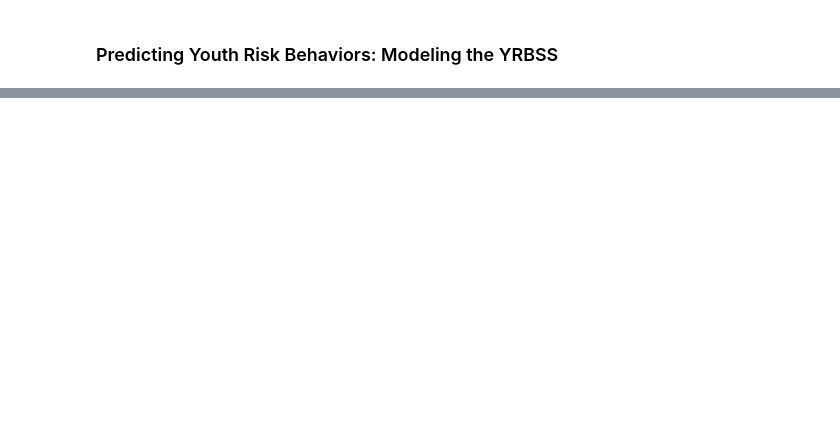
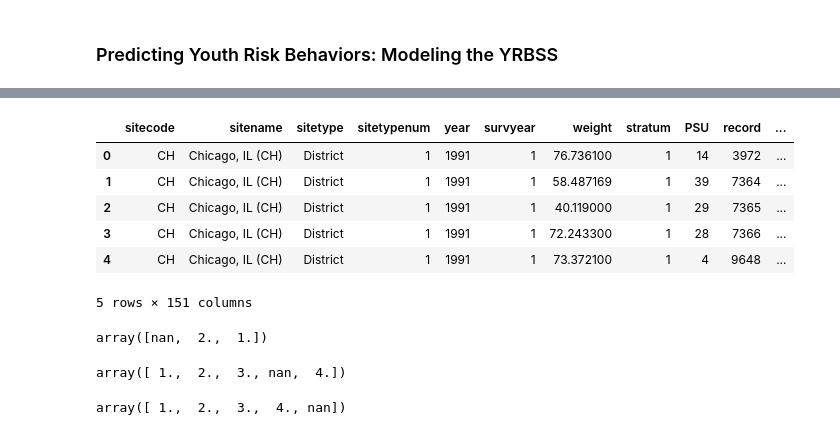
Before and after one commit to beckyepeters/risk_behaviors, a Jupyter notebook: risk_beh_eda.ipynb, the cells around one changed output, grey strips where cells are left out. Cells and saved outputs as stored; diff of their text form; code cells hidden in the pictures; blank space fills up the shorter version.

```diff
--- a/risk_beh_eda.ipynb
+++ b/risk_beh_eda.ipynb
@@ -162,0 +98,14 @@ memory usage: 2.0+ MB
+# %%
+df.head()
+# %% [output]
+|  | sitecode | sitename | sitetype | sitetypenum | year | survyear | weight | stratum | PSU | record | ... |
+| 0 | CH | Chicago, IL (CH) | District | 1 | 1991 | 1 | 76.736100 | 1 | 14 | 3972 | ... |
+| 1 | CH | Chicago, IL (CH) | District | 1 | 1991 | 1 | 58.487169 | 1 | 39 | 7364 | ... |
+| 2 | CH | Chicago, IL (CH) | District | 1 | 1991 | 1 | 40.119000 | 1 | 29 | 7365 | ... |
+| 3 | CH | Chicago, IL (CH) | District | 1 | 1991 | 1 | 72.243300 | 1 | 28 | 7366 | ... |
+| 4 | CH | Chicago, IL (CH) | District | 1 | 1991 | 1 | 73.372100 | 1 | 4 | 9648 | ... |
+5 rows × 151 columns
+# %%
+df.sex.unique()
+# %% [output]
+array([nan,  2.,  1.])
@@ -162,0 +114,4 @@ memory usage: 2.0+ MB
+# %%
+df.grade.unique()
+# %% [output]
+array([ 1.,  2.,  3., nan,  4.])
@@ -162,0 +121,4 @@ memory usage: 2.0+ MB
+# %%
+df.race4.unique()
+# %% [output]
+array([ 1.,  2.,  3.,  4., nan])
```
Also changed, not shown: parts of 68 cells of this notebook.
